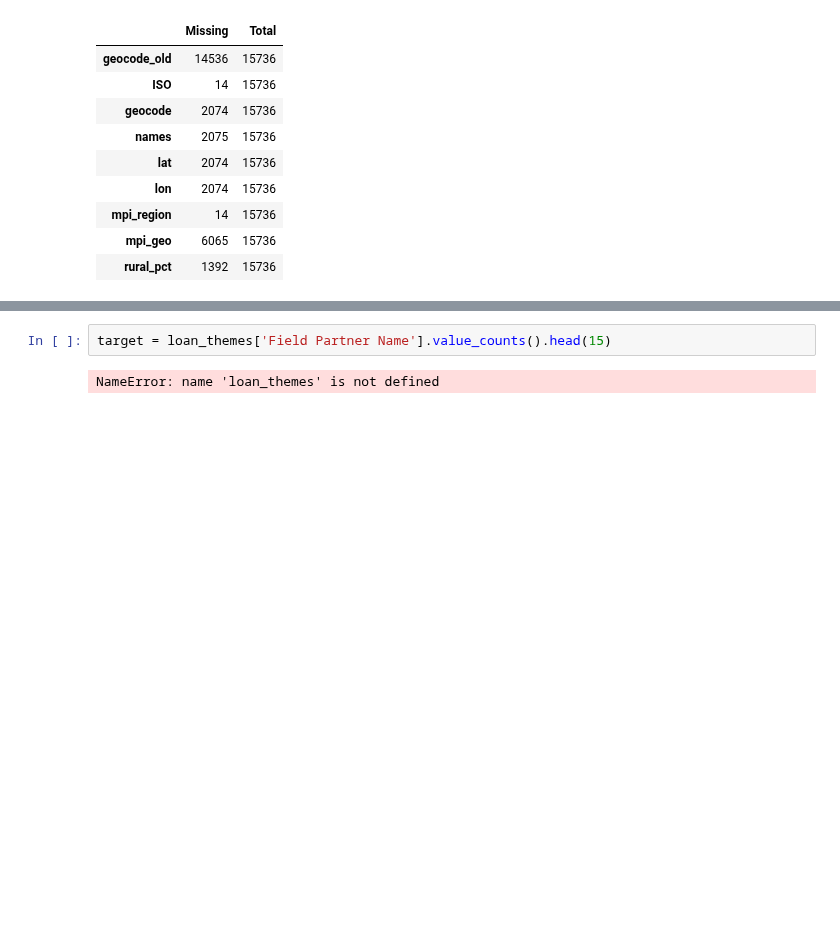
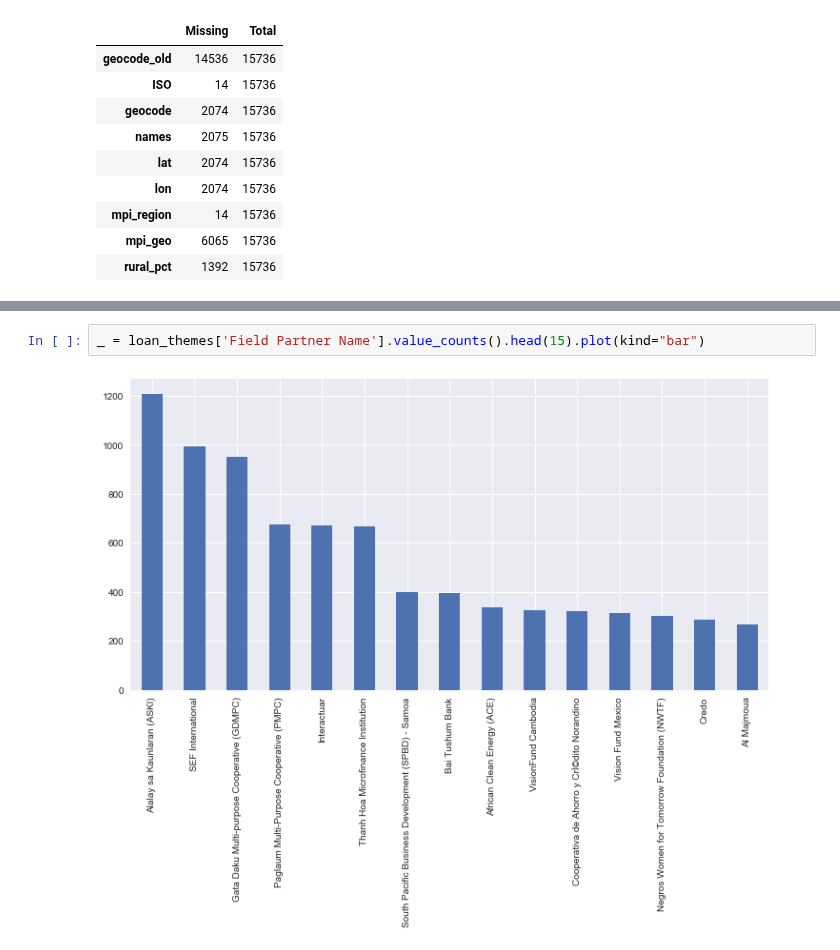
Before and after one commit to pstetz/Kaggle, a Jupyter notebook: in_progress/kiva/themes_by_region.ipynb, the cells around one changed output, grey strips where cells are left out. Cells and saved outputs as stored; diff of their text form; blank space fills up the shorter version.

```diff
--- a/in_progress/kiva/themes_by_region.ipynb
+++ b/in_progress/kiva/themes_by_region.ipynb
@@ -76,4 +71,4 @@ loan_themes.groupby("geocode_old").head()
 # %%
-target = loan_themes['Field Partner Name'].value_counts().head(15)
+_ = loan_themes['Field Partner Name'].value_counts().head(15).plot(kind="bar")
 # %% [output]
-NameError: name 'loan_themes' is not defined
+[figure, added]
```
Also changed, not shown: parts of 11 cells of this notebook, 1 other file.
